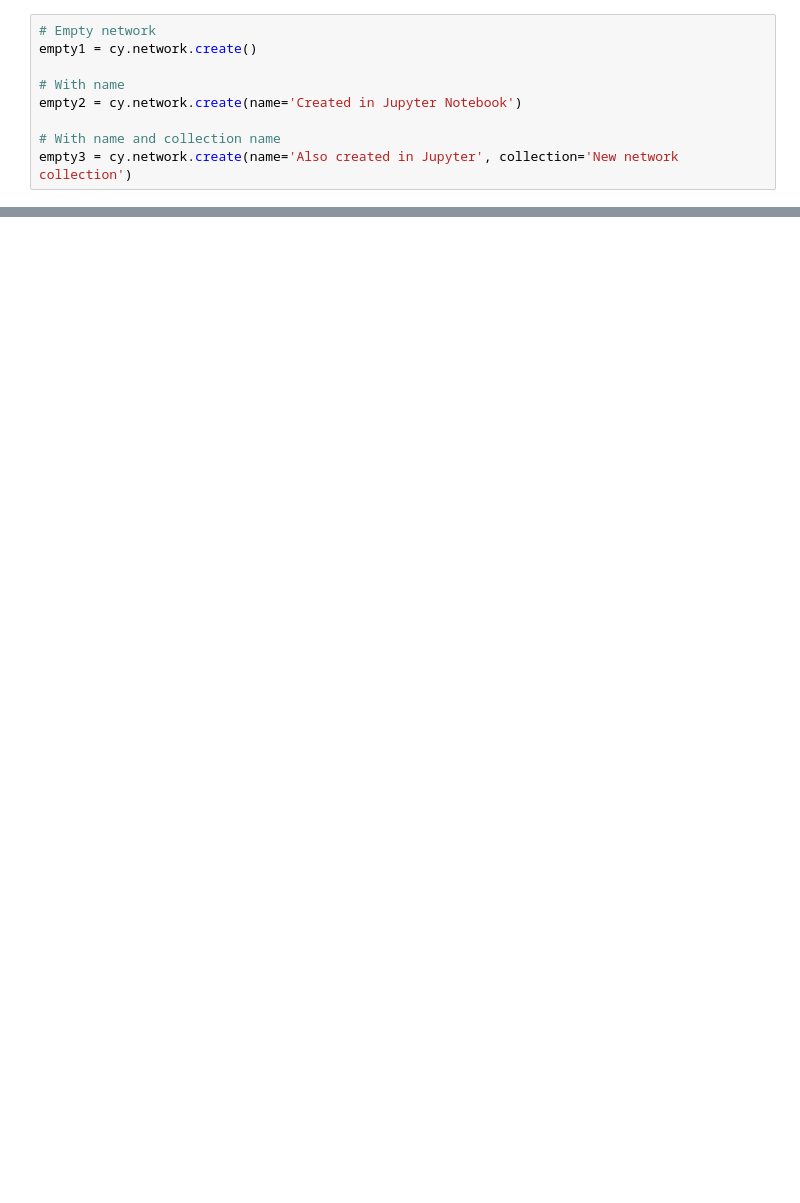
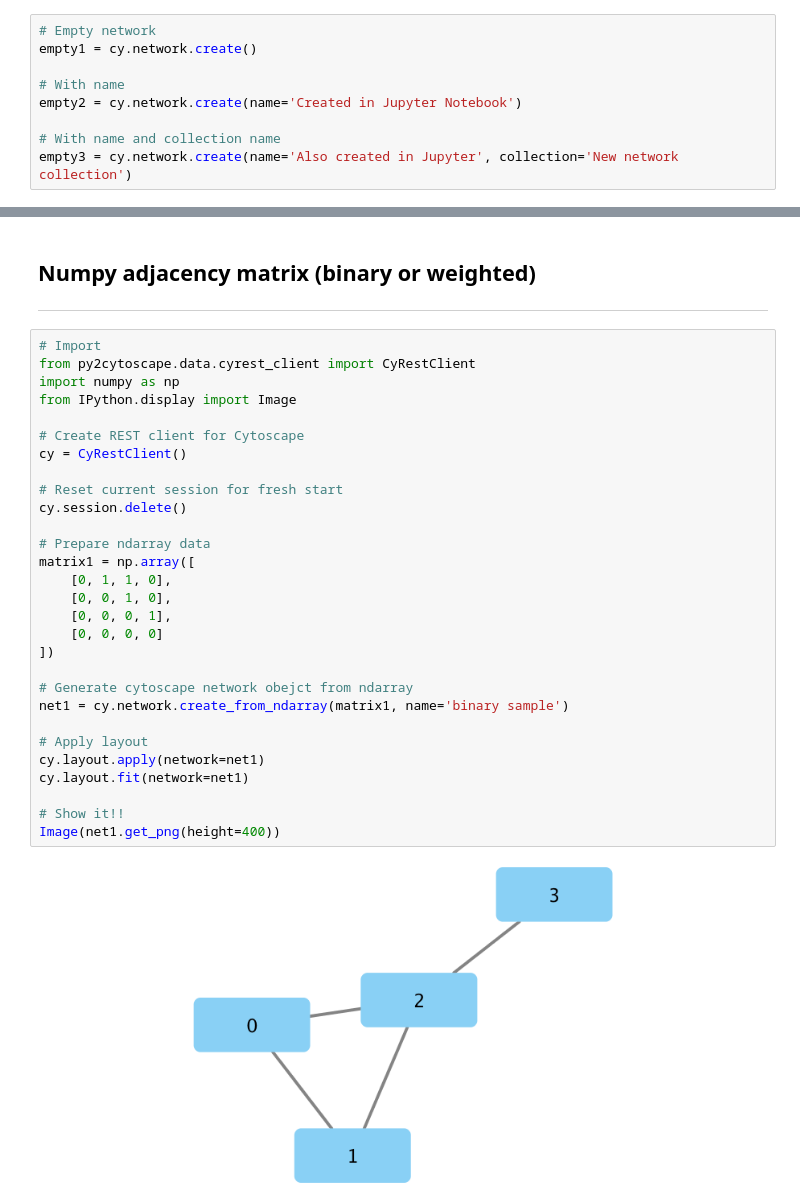
Before and after one commit to idekerlab/cyrest-examples, a Jupyter notebook: notebooks/cookbook/Python-cookbook/Input.ipynb, the cells around one changed output, grey strips where cells are left out. Saved outputs shown, nothing was run; the diff lists cells and outputs as text; blank space fills up the shorter version.

```diff
--- a/notebooks/cookbook/Python-cookbook/Input.ipynb
+++ b/notebooks/cookbook/Python-cookbook/Input.ipynb
@@ -75,0 +194,34 @@ df_from_sif.head()
+# %% [markdown]
+## Numpy adjacency matrix (binary or weighted)
+---------------------------------------
+# %%
+# Import
+from py2cytoscape.data.cyrest_client import CyRestClient
+import numpy as np
+from IPython.display import Image
+
+# Create REST client for Cytoscape
+cy = CyRestClient()
+
+# Reset current session for fresh start
+cy.session.delete()
+
+# Prepare ndarray data
+matrix1 = np.array([
+    [0, 1, 1, 0],
+    [0, 0, 1, 0],
+    [0, 0, 0, 1],
+    [0, 0, 0, 0]
+])
+
+# Generate cytoscape network obejct from ndarray
+net1 = cy.network.create_from_ndarray(matrix1, name='binary sample')
+
+# Apply layout
+cy.layout.apply(network=net1)
+cy.layout.fit(network=net1)
+
+# Show it!!
+Image(net1.get_png(height=400))
+# %% [output]
+[figure, added]
```
Also changed, not shown: parts of 24 cells of this notebook.
